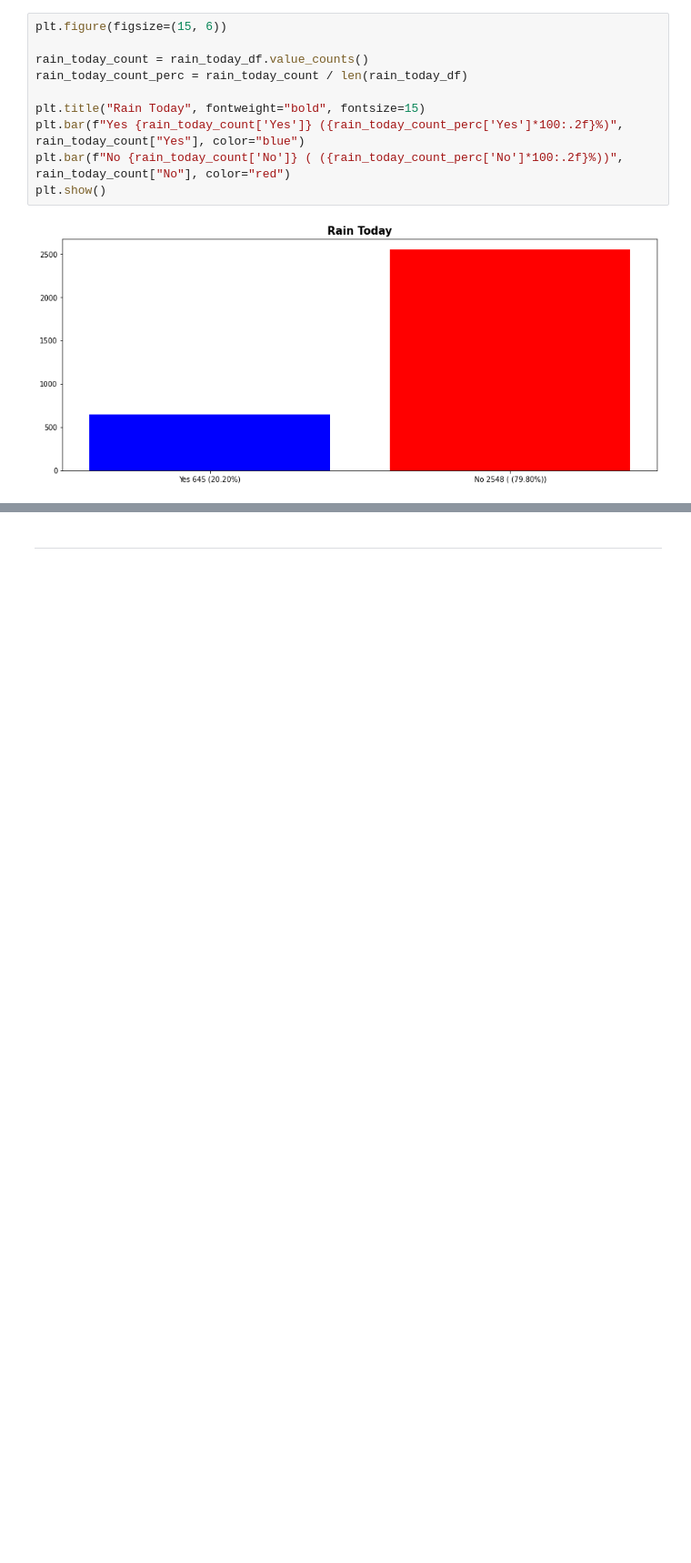
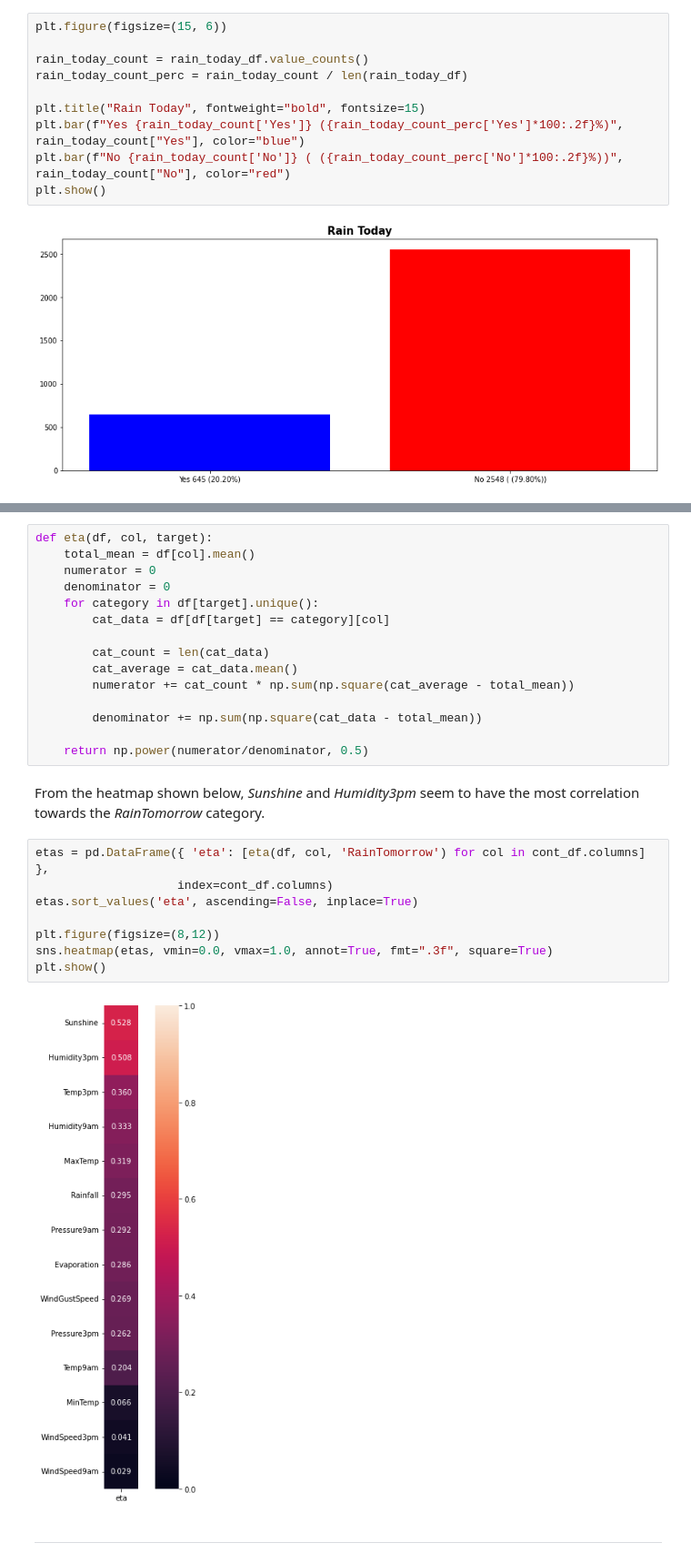
Before and after one commit to poolGolez/project-roosevelt, a Jupyter notebook: will-it-rain-in-perth.ipynb, the cells around one changed output, grey strips where cells are left out. Shown at 91% size. Cells and saved outputs as stored; diff of their text form; blank space fills up the shorter version.

```diff
--- a/will-it-rain-in-perth.ipynb
+++ b/will-it-rain-in-perth.ipynb
@@ -1302 +1366,28 @@ plt.show()
+# %%
+def eta(df, col, target):
+    total_mean = df[col].mean()
+    numerator = 0
+    denominator = 0
+    for category in df[target].unique():
+        cat_data = df[df[target] == category][col]
+
+        cat_count = len(cat_data)
+        cat_average = cat_data.mean()
+        numerator += cat_count * np.sum(np.square(cat_average - total_mean))
+
+        denominator += np.sum(np.square(cat_data - total_mean))
+
+    return np.power(numerator/denominator, 0.5)
+# %% [markdown]
+From the heatmap shown below, *Sunshine* and *Humidity3pm* seem to have the most correlation towards the *RainTomorrow* category.
+# %%
+etas = pd.DataFrame({ 'eta': [eta(df, col, 'RainTomorrow') for col in cont_df.columns] },
+                    index=cont_df.columns)
+etas.sort_values('eta', ascending=False, inplace=True)
+
+plt.figure(figsize=(8,12))
+sns.heatmap(etas, vmin=0.0, vmax=1.0, annot=True, fmt=".3f", square=True)
+plt.show()
+# %% [output]
+[figure, added]
 # %% [markdown]
```
Also changed, not shown: parts of 7 cells of this notebook.
